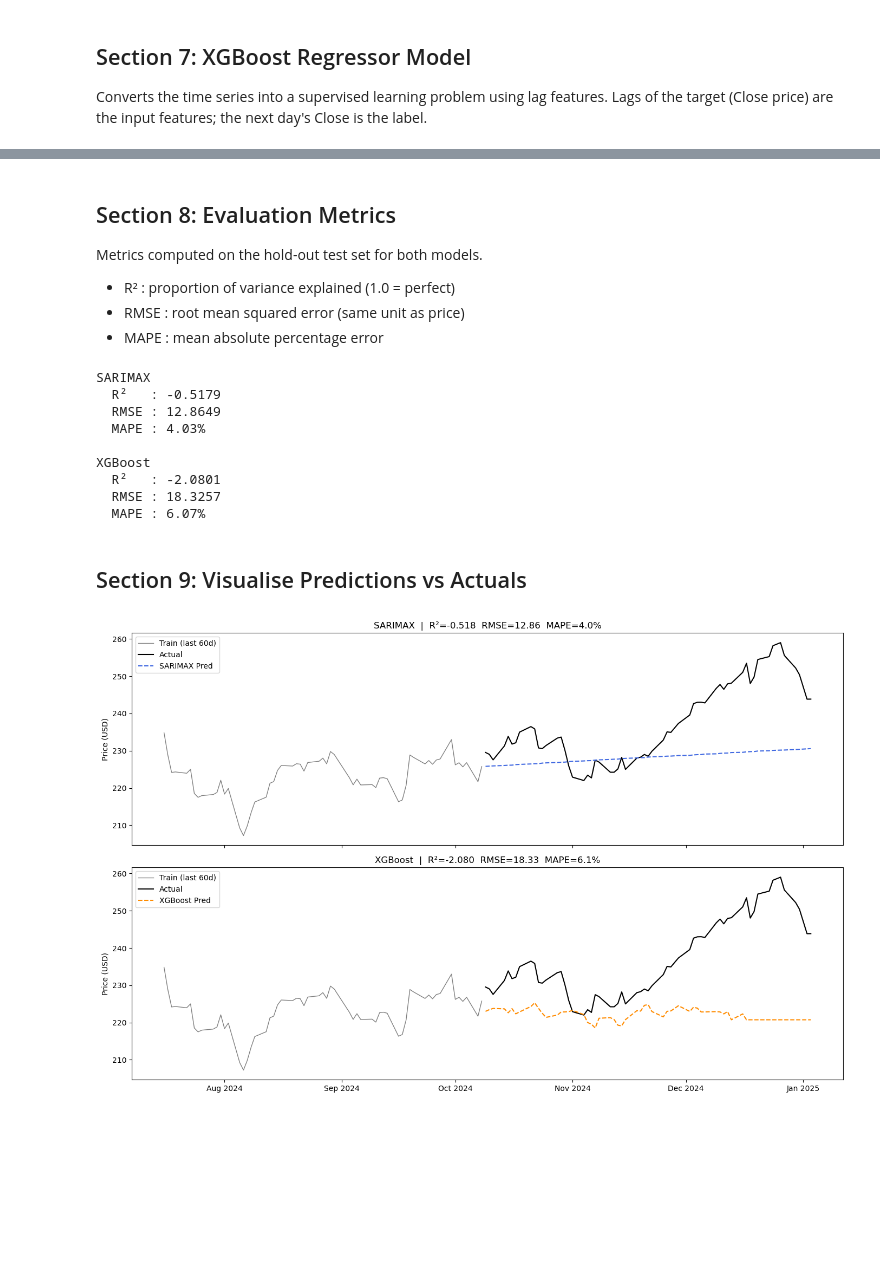
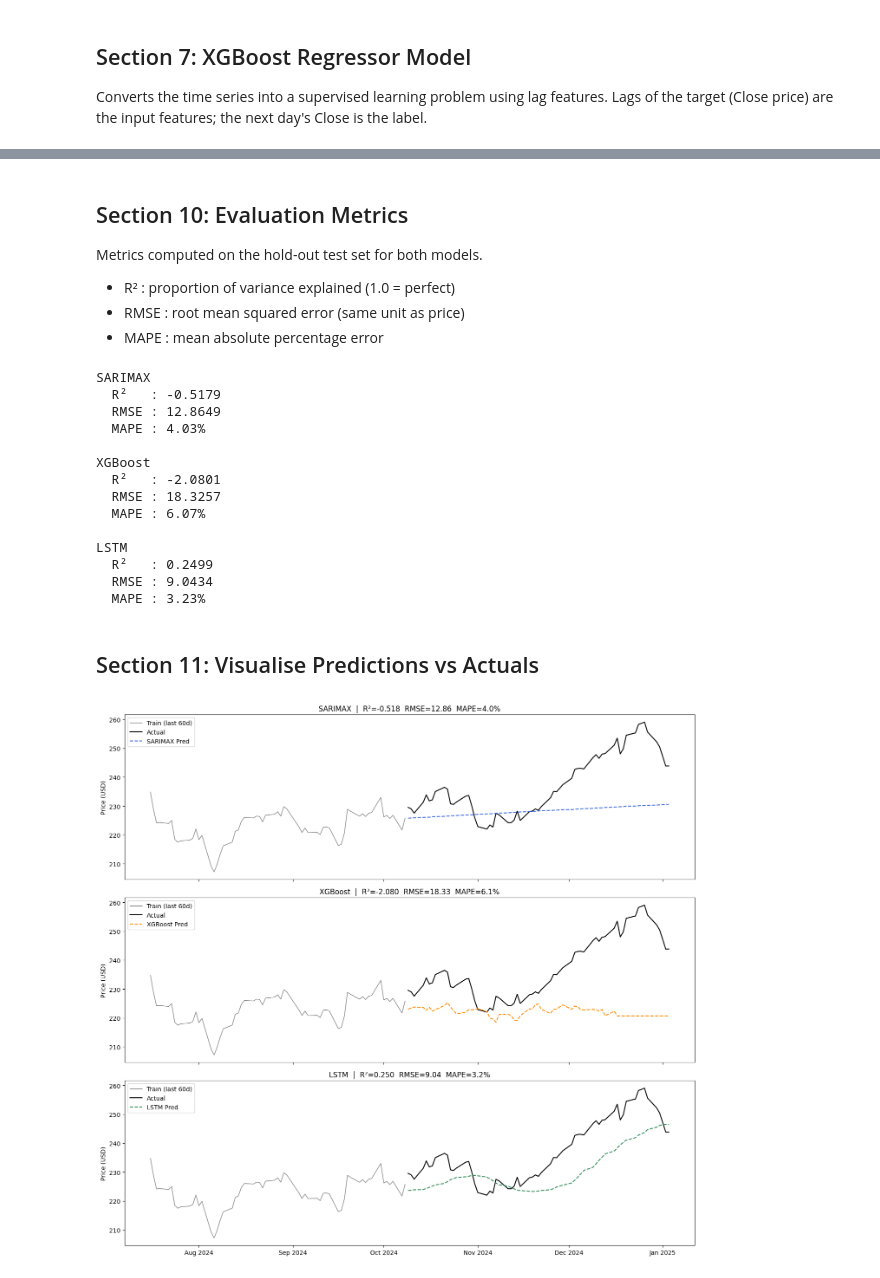
Before and after one commit to ianliu1119/Time-Series-Analysis, a Jupyter notebook: stock_forecasting.ipynb, the cells around one changed output, grey strips where cells are left out. Cells and saved outputs as stored; diff of their text form; code cells hidden in the pictures; blank space fills up the shorter version.

Commit message:
Implement LSTM for stock price analysis, added confidence interval in forecasting and visualization

```diff
--- a/stock_forecasting.ipynb
+++ b/stock_forecasting.ipynb
@@ -390,0 +473,16 @@ dtype: float32
+# %%
+N_BOOTSTRAP = 100
+print(f"Running {N_BOOTSTRAP} bootstrap iterations for XGBoost CI...")
+
+boot_preds_xgb = np.zeros((N_BOOTSTRAP, len(X_test_xgb)))
+for i in range(N_BOOTSTRAP):
+    idx = np.random.choice(len(X_train_xgb), len(X_train_xgb), replace=True)
+    xgb_boot = XGBRegressor(n_estimators=300, learning_rate=0.05,
+                             max_depth=5, random_state=i)
+    xgb_boot.fit(X_train_xgb.iloc[idx], y_train_xgb.iloc[idx], verbose=False)
+    boot_preds_xgb[i] = xgb_boot.predict(X_test_xgb)
+
+xgb_lower = scaler.inverse_transform(
+    np.percentile(boot_preds_xgb, 10, axis=0).reshape(-1, 1)).flatten()
+xgb_upper = scaler.inverse_transform(
+    np.percentile(boot_preds_xgb, 90, axis=0).reshape(-1, 1)).flatten()
@@ -391,5 +520,5 @@ dtype: float32
 # %% [markdown]
-## Section 8: Evaluation Metrics
+## Section 10: Evaluation Metrics
 Metrics computed on the hold-out test set for both models.
 - R²   : proportion of variance explained (1.0 = perfect)
 - RMSE : root mean squared error (same unit as price)
@@ -410,6 +539,9 @@ sarimax_metrics = evaluate(test, sarimax_pred, "SARIMAX")
 # Align XGBoost predictions with test index (last TEST_SIZE rows)
 xgb_test_actual = test.iloc[-len(xgb_pred_series):]
 xgb_metrics = evaluate(xgb_test_actual, xgb_pred_series, "XGBoost")
+
+lstm_test_actual = test.iloc[-len(lstm_pred_series):]
+lstm_metrics = evaluate(lstm_test_actual, lstm_pred_series, "LSTM")
 # %% [output]
 SARIMAX
   R²   : -0.5179
@@ -420,31 +552,51 @@ XGBoost
   R²   : -2.0801
   RMSE : 18.3257
   MAPE : 6.07%
+
+LSTM
+  R²   : 0.2499
+  RMSE : 9.0434
+  MAPE : 3.23%
 # %% [markdown]
-## Section 9: Visualise Predictions vs Actuals
+## Section 11: Visualise Predictions vs Actuals
 # %%
-fig, axes = plt.subplots(2, 1, figsize=(14, 9), sharex=True)
+fig, axes = plt.subplots(3, 1, figsize=(14, 13), sharex=True)
+
+xgb_ci_index = y_test_xgb.index
+lstm_ci_index = y_test_xgb.index
 
 for ax, preds, metrics, label, color in zip(
     axes,
-    [sarimax_pred, xgb_pred_series],
-    [sarimax_metrics, xgb_metrics],
-    ["SARIMAX", "XGBoost"],
-    ["royalblue", "darkorange"]
+    [sarimax_pred, xgb_pred_series, lstm_pred_series],
+    [sarimax_metrics, xgb_metrics, lstm_metrics],
+    ["SARIMAX", "XGBoost", "LSTM"],
+    ["royalblue", "darkorange", "seagreen"]
 ):
     ax.plot(train.iloc[-60:], label="Train (last 60d)", color="gray", linewidth=1)
     ax.plot(test, label="Actual", color="black", linewidth=1.5)
     ax.plot(preds, label=f"{label} Pred", color=color, linestyle="--", linewidth=1.5)
+
+    if label == "SARIMAX":
+        ax.fill_between(test.index,
+                        sarimax_ci.iloc[:, 0], sarimax_ci.iloc[:, 1],
+                        color=color, alpha=0.15, label="80% CI")
+    elif label == "XGBoost":
+        ax.fill_between(xgb_ci_index, xgb_lower, xgb_upper,
+                        color=color, alpha=0.15, label="80% CI")
+    elif label == "LSTM":
+        ax.fill_between(lstm_ci_index, lstm_lower, lstm_upper,
+                        color=color, alpha=0.15, label="80% CI")
+
     ax.set_title(
         f"{label}  |  R²={metrics['R2']:.3f}  RMSE={metrics['RMSE']:.2f}  MAPE={metrics['MAPE']:.1f}%"
     )
     ax.legend()
     ax.set_ylabel("Price (USD)")
 
 axes[-1].xaxis.set_major_formatter(mdates.DateFormatter("%b %Y"))
 plt.tight_layout()
 plt.savefig("predictions_vs_actual.png", dpi=150)
 plt.show()
 # %% [output]
-[figure, old version]
+[figure, new version]
 # %% [markdown]
```
Also changed, not shown: parts of 22 cells of this notebook, 6 other files.
